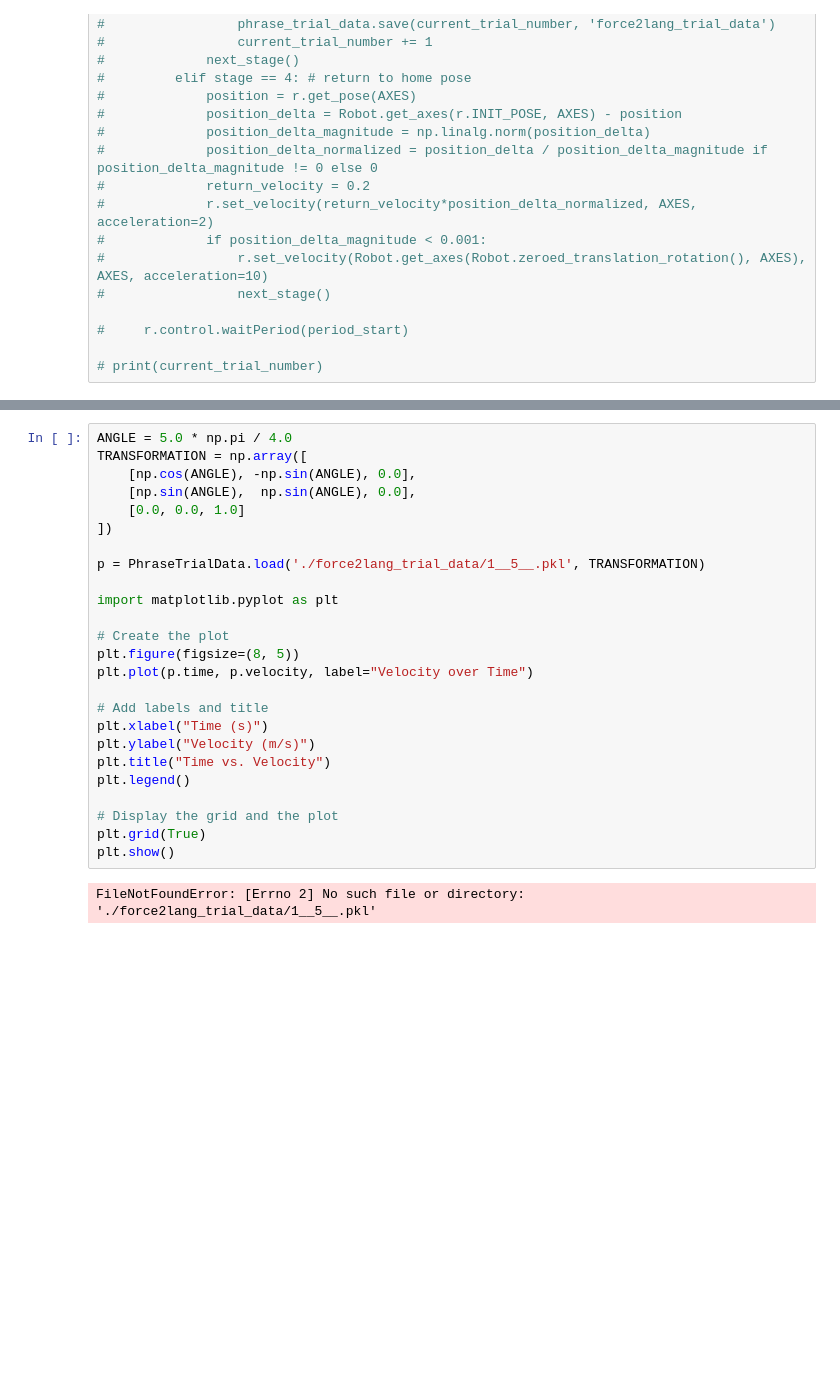
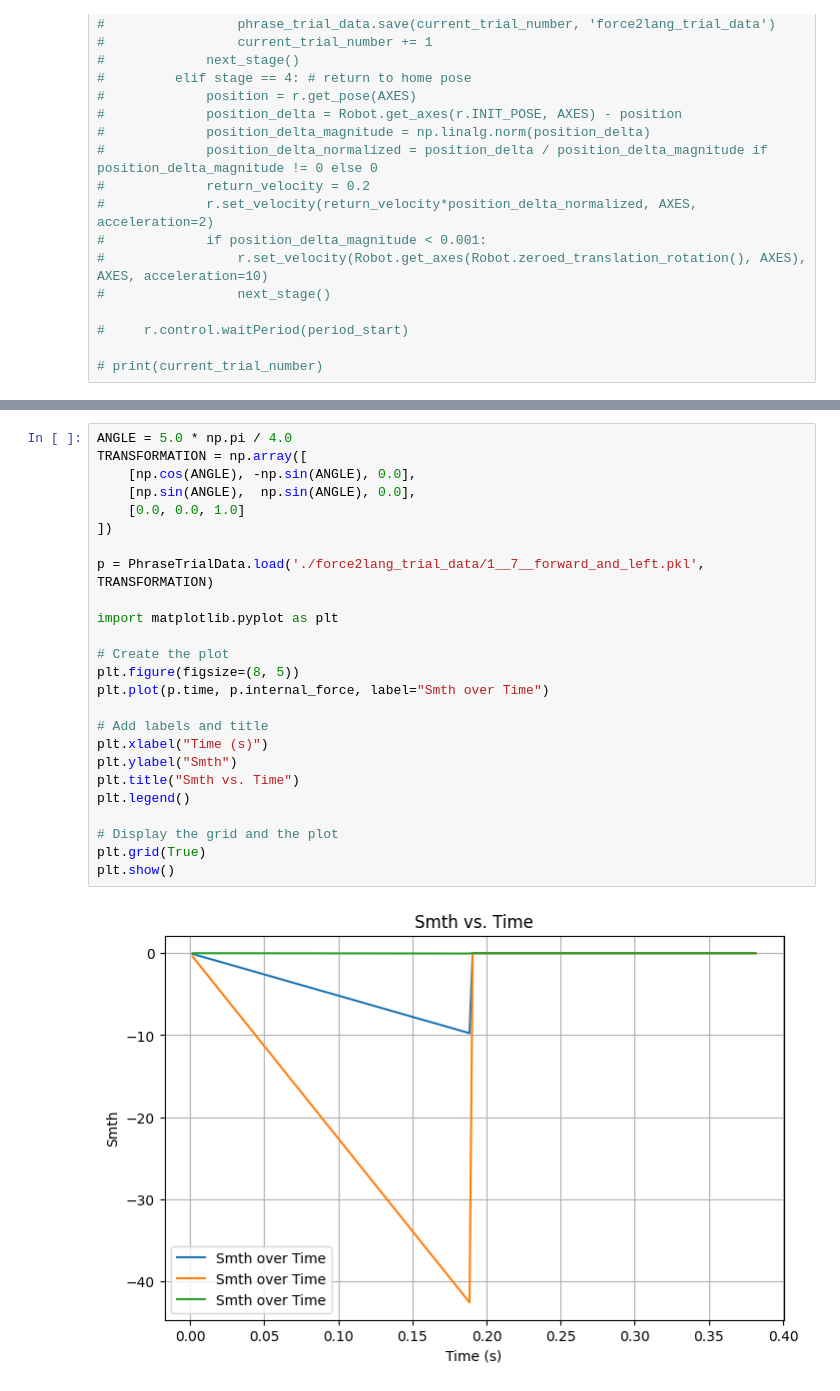
Before and after one commit to tejwanir/Coordinated-Force-Langauge-Robotics, a Jupyter notebook: notebooks/force2lang_trials_manager.ipynb, the cells around one changed output, grey strips where cells are left out. Drawn from its saved outputs; the diff is of its cells as text; blank space fills up the shorter version.

Commit message:
force2lang somehow completed

```diff
--- a/notebooks/force2lang_trials_manager.ipynb
+++ b/notebooks/force2lang_trials_manager.ipynb
@@ -398,27 +576,27 @@ print(current_trial_number)
 # %%
 ANGLE = 5.0 * np.pi / 4.0
 TRANSFORMATION = np.array([
     [np.cos(ANGLE), -np.sin(ANGLE), 0.0],
     [np.sin(ANGLE),  np.sin(ANGLE), 0.0],
     [0.0, 0.0, 1.0]
 ])
 
-p = PhraseTrialData.load('./force2lang_trial_data/1__5__.pkl', TRANSFORMATION)
+p = PhraseTrialData.load('./force2lang_trial_data/1__7__forward_and_left.pkl', TRANSFORMATION)
 
 import matplotlib.pyplot as plt
 
 # Create the plot
 plt.figure(figsize=(8, 5))
-plt.plot(p.time, p.velocity, label="Velocity over Time")
+plt.plot(p.time, p.internal_force, label="Smth over Time")
 
 # Add labels and title
 plt.xlabel("Time (s)")
-plt.ylabel("Velocity (m/s)")
-plt.title("Time vs. Velocity")
+plt.ylabel("Smth")
+plt.title("Smth vs. Time")
 plt.legend()
 
 # Display the grid and the plot
 plt.grid(True)
 plt.show()
 # %% [output]
-FileNotFoundError: [Errno 2] No such file or directory: './force2lang_trial_data/1__5__.pkl'
+[figure, added]
```
Also changed, not shown: parts of 2 cells of this notebook, 2 other files.
